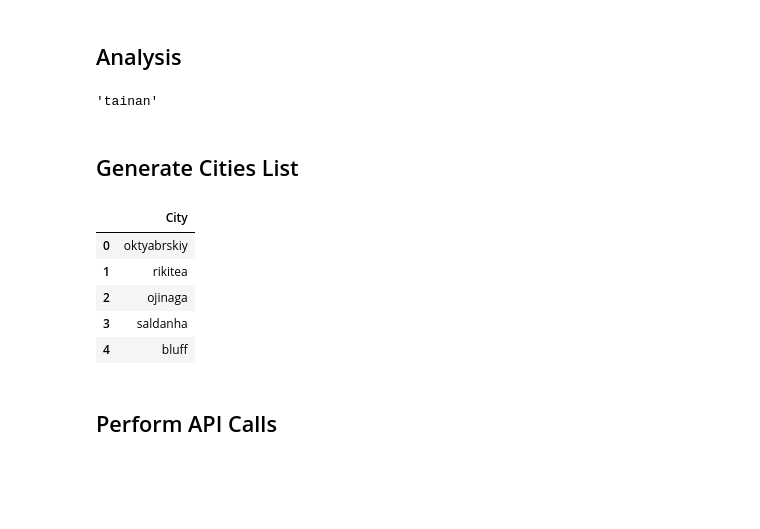
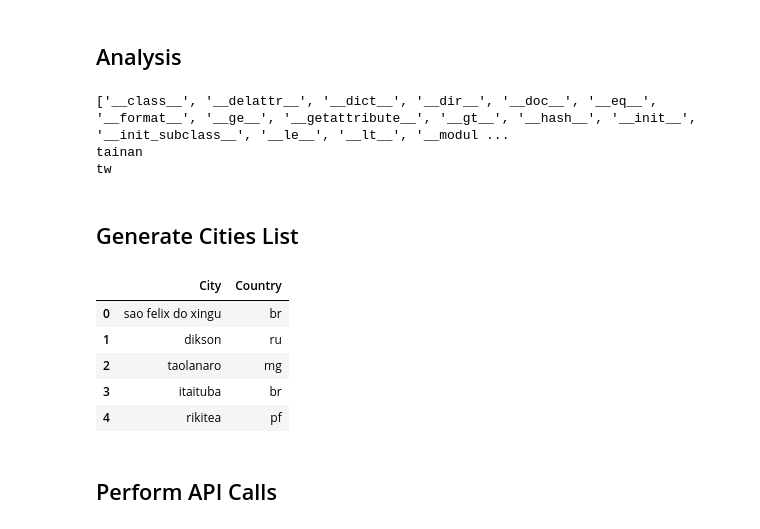
Before and after one commit to sHongJung/Data_Analytics, a Jupyter notebook: 06-API/Instructions/HW.ipynb, the cells around one changed output. Saved outputs shown, nothing was run; the diff lists cells and outputs as text; code cells hidden in the pictures; blank space fills up the shorter version.

```diff
--- a/06-API/Instructions/HW.ipynb
+++ b/06-API/Instructions/HW.ipynb
@@ -13,27 +15,34 @@ from citipy import citipy
 # %%
-city = citipy.nearest_city(22.99, 120.21)
-city = city.city_name
-city
+city_info = citipy.nearest_city(22.99, 120.21)
+att = dir(city_info)
+print(att)
+city = city_info.city_name
+print(city)
+country = city_info.country_code
+print(country)
 # %% [output]
-'tainan'
+['__class__', '__delattr__', '__dict__', '__dir__', '__doc__', '__eq__', '__format__', '__ge__', '__getattribute__', '__gt__', '__hash__', '__init__', '__init_subclass__', '__le__', '__lt__', '__modul ...
+tainan
+tw
 # %% [markdown]
 ## Generate Cities List
 # %%
-weather_df = pd.DataFrame(columns= ['City'])
-for i in range(550):
+weather_df = pd.DataFrame(columns= ['City','Country'])
+for i in range(1000):
     lat = np.random.uniform(low= -90, high=90)
     long = np.random.uniform(low=-180, high=180)
-    city = citipy.nearest_city(lat, long)
-    city = city.city_name
-    weather_df = weather_df.append({'City':city}, ignore_index=True)
+    city_info = citipy.nearest_city(lat, long)
+    city = city_info.city_name
+    country = city_info.country_code
+    weather_df = weather_df.append({'City':city, 'Country':country}, ignore_index=True)
 
 weather_df.head()
 # %% [output]
-|  | City |
-| 0 | oktyabrskiy |
-| 1 | rikitea |
-| 2 | ojinaga |
-| 3 | saldanha |
-| 4 | bluff |
+|  | City | Country |
+| 0 | sao felix do xingu | br |
+| 1 | dikson | ru |
+| 2 | taolanaro | mg |
+| 3 | itaituba | br |
+| 4 | rikitea | pf |
 # %% [markdown]
 ## Perform API Calls
```
Also changed, not shown: parts of 12 cells of this notebook, 7 other files.
